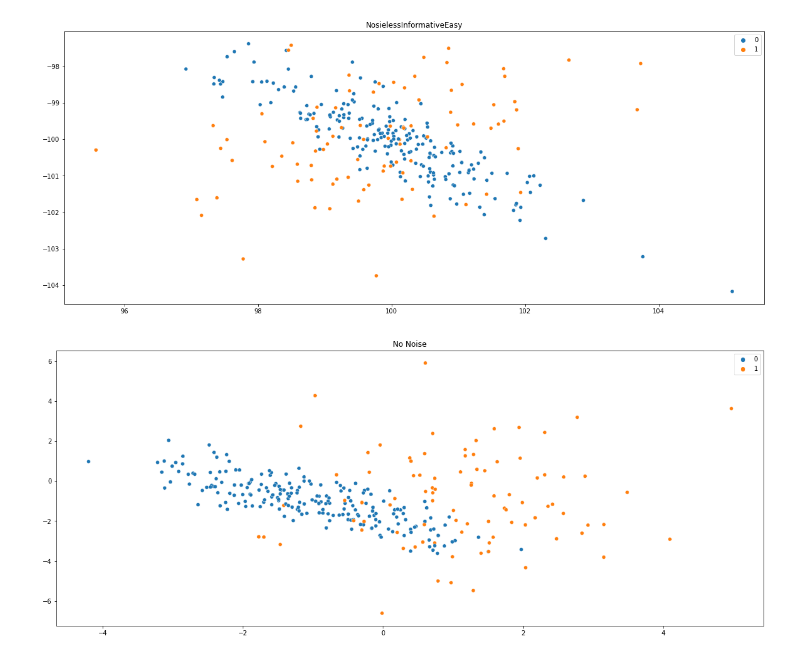
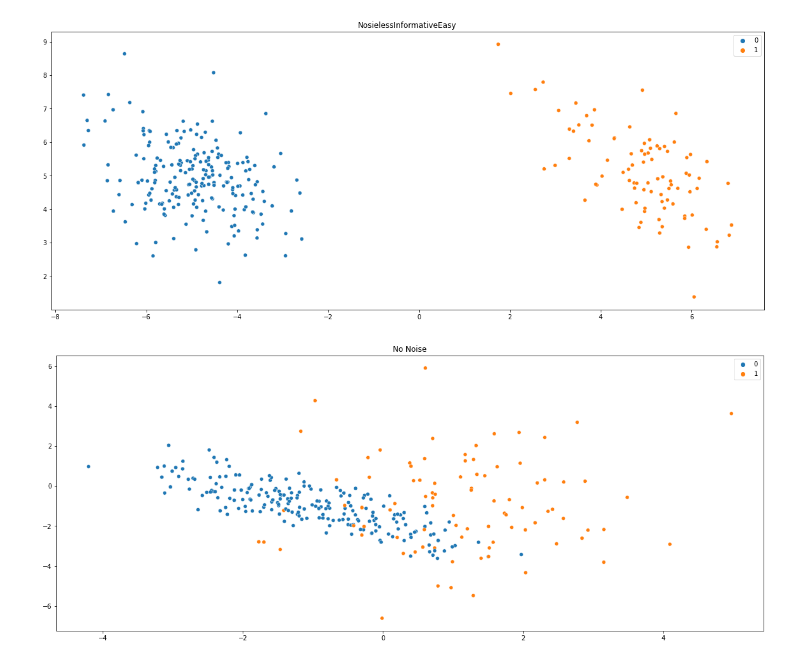
Before and after one commit to AdJansen/Artificial-Immune-System-For-Class-Imbalance, a Jupyter notebook: Data/DataGenerator.ipynb, the cells around one changed output. Drawn from its saved outputs; the diff is of its cells as text; code cells hidden in the pictures.

```diff
--- a/Data/DataGenerator.ipynb
+++ b/Data/DataGenerator.ipynb
@@ -10,26 +10,26 @@ import seaborn as sns
 # %%
 
 # Generate Clean data with all features informative and a larger class seperation
-X,y = make_classification(n_samples=300, n_features=5, n_informative=5,n_redundant=0, n_repeated=0, n_classes=2, n_clusters_per_class=1,class_sep=100,flip_y=0,weights=[0.7,0.3])
+X,y = make_classification(n_samples=300, n_features=5, n_informative=5,n_redundant=0, n_repeated=0, n_classes=2, n_clusters_per_class=1,class_sep=5,flip_y=0,weights=[0.7,0.3])
 
 #Display the graph of the generated data
 f, ax1 = plt.subplots(nrows=1, ncols=1,figsize=(20,8))
 sns.scatterplot(X[:,0],X[:,1],hue=y,ax=ax1)
 
 #Set the title
 ax1.set_title("NosielessInformativeEasy")
 
 #Show the plot
 plt.show()
 
 #Send the data to a csv file
 X_data = np.array(X)
 y_data = np.array(y)
 new_data = np.append(X_data ,y_data.reshape(-1,1),axis=1)
 df = pd.DataFrame(new_data)
 df.to_csv('GeneratedSyntheticData-NosielessInformativeEasy.csv')
 # %% [output]
-[figure, old version]
+[figure, new version]
 # %%
 # Generate Clean data
 X,y = make_classification(n_samples=300, n_features=5, n_informative=5,n_redundant=0, n_repeated=0, n_classes=2, n_clusters_per_class=1,class_sep=1,flip_y=0,weights=[0.7,0.3])
```
